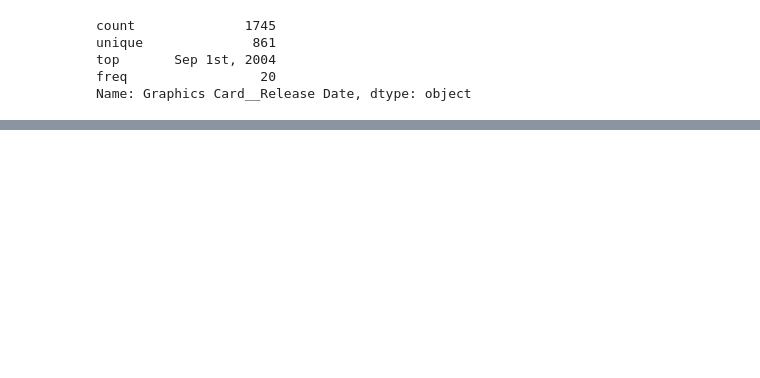
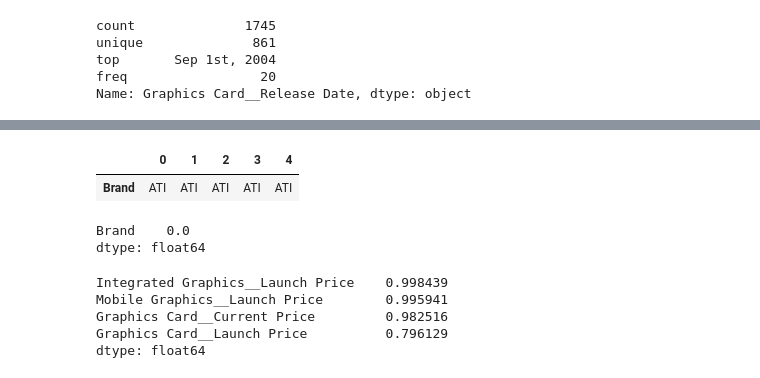
Before and after one commit to paingkalay7324/gpuAnalysis, a Jupyter notebook: eda.ipynb, the cells around one changed output, grey strips where cells are left out. Cells and saved outputs as stored; diff of their text form; code cells hidden in the pictures; blank space fills up the shorter version.

```diff
--- a/eda.ipynb
+++ b/eda.ipynb
@@ -58,0 +119,28 @@ Name: Graphics Card__Release Date, dtype: object
+# %%
+vendor_cols = [
+    c for c in df.columns
+    if re.search(r"manufacturer|vendor|brand|company", c, re.IGNORECASE)
+]
+
+df[vendor_cols].head().T
+# %% [output]
+|  | 0 | 1 | 2 | 3 | 4 |
+| Brand | ATI | ATI | ATI | ATI | ATI |
+# %%
+df[vendor_cols].isna().mean().sort_values(ascending=False)
+# %% [output]
+Brand    0.0
+dtype: float64
+# %%
+price_cols = [
+    c for c in df.columns
+    if re.search(r"price|msrp|cost|usd|\$", c, re.IGNORECASE)
+]
+
+df[price_cols].isna().mean().sort_values(ascending=False)
+# %% [output]
+Integrated Graphics__Launch Price    0.998439
+Mobile Graphics__Launch Price        0.995941
+Graphics Card__Current Price         0.982516
+Graphics Card__Launch Price          0.796129
+dtype: float64
```
Also changed, not shown: parts of 11 cells of this notebook, 2 other files.
